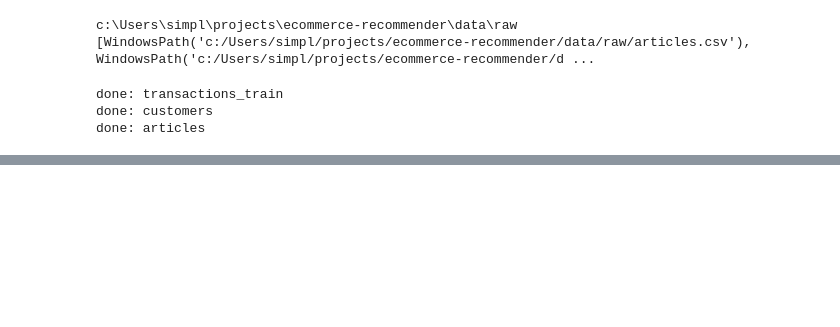
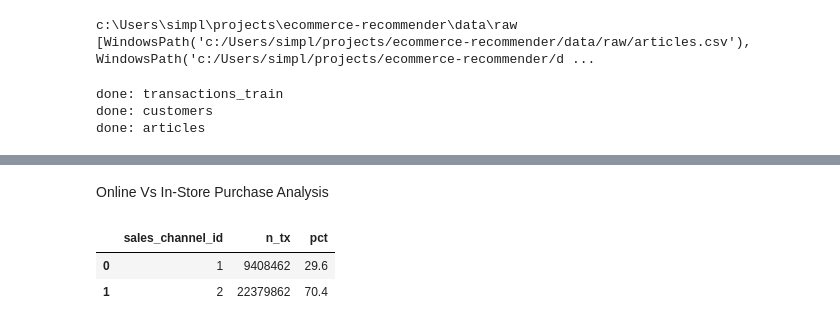
Before and after one commit to WoahImCoding/ecommerce-recommender, a Jupyter notebook: notebooks/01_eda.ipynb, the cells around one changed output, grey strips where cells are left out. Drawn from its saved outputs; the diff is of its cells as text; code cells hidden in the pictures; blank space fills up the shorter version.

```diff
--- a/notebooks/01_eda.ipynb
+++ b/notebooks/01_eda.ipynb
@@ -27,0 +158,15 @@ con.sql(f"SELECT * FROM {T} LIMIT 5").df()
+# %% [markdown]
+Online Vs In-Store Purchase Analysis
+# %%
+con.sql(f"""
+    SELECT sales_channel_id,
+           count(*) AS n_tx,
+           round(100.0 * count(*) / sum(count(*)) OVER (), 1) AS pct
+    FROM {T}
+    GROUP BY 1
+    ORDER BY 1
+""").df()
+# %% [output]
+|  | sales_channel_id | n_tx | pct |
+| 0 | 1 | 9408462 | 29.6 |
+| 1 | 2 | 22379862 | 70.4 |
```
Also changed, not shown: parts of 20 cells of this notebook.
